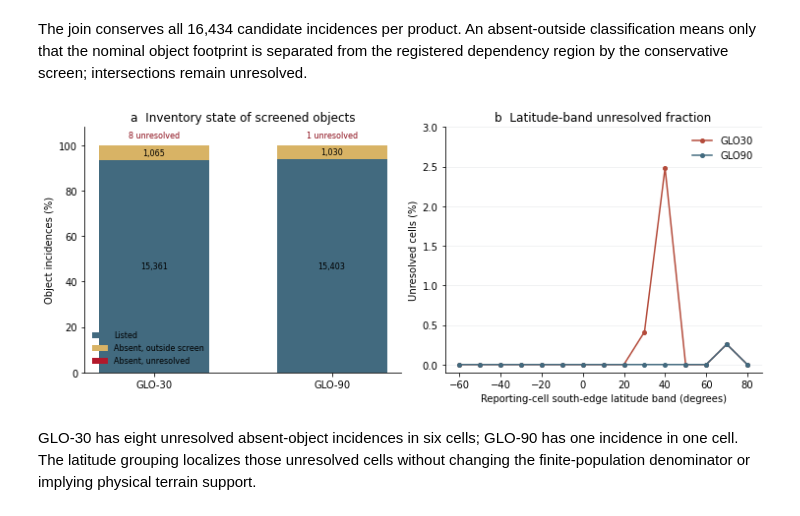
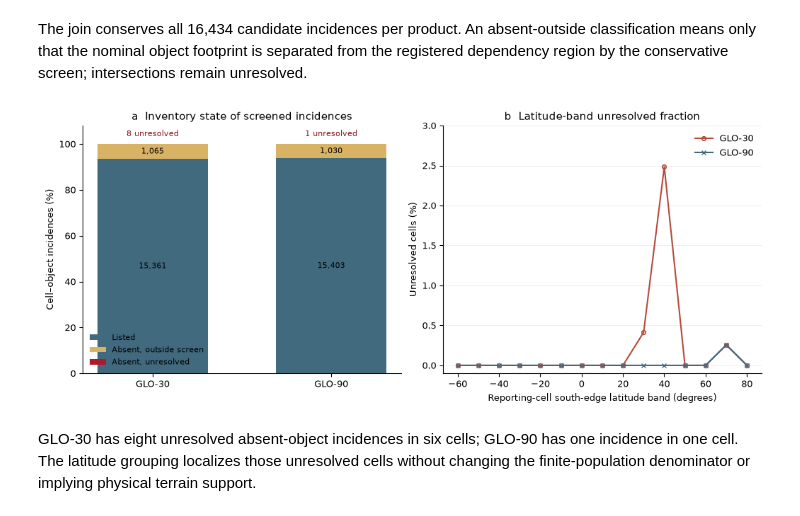
Before and after one commit to bradlipovsky/mass-movements, a Jupyter notebook: notebooks/glacier_proximity_object_relevance.ipynb, the cells around one changed output. Drawn from its saved outputs; the diff is of its cells as text; code cells hidden in the pictures.

```diff
--- a/notebooks/glacier_proximity_object_relevance.ipynb
+++ b/notebooks/glacier_proximity_object_relevance.ipynb
@@ -25,30 +27,30 @@ stats = objects.groupby('instance').state.value_counts().unstack(fill_value=0);
 # %% [markdown]
 The join conserves all 16,434 candidate incidences per product. An absent-outside classification means only that the nominal object footprint is separated from the registered dependency region by the conservative screen; intersections remain unresolved.
 # %%
-colors = {'glo30':'#b44b3b', 'glo90':'#426a7f'}
+styles = {'glo30':{'color':'#b44b3b','marker':'o','markerfacecolor':'none','markeredgewidth':1.2}, 'glo90':{'color':'#426a7f','marker':'x'}}
 states = [('listed','Listed','#426a7f'),('absent_outside_conservative_screen','Absent, outside screen','#d8b365'),('absent_relevance_unresolved','Absent, unresolved','#b2182b')]
 plt.rcParams.update({'font.size':9, 'axes.spines.top':False, 'axes.spines.right':False})
 fig, (ax, bx) = plt.subplots(1, 2, figsize=(10.2,4.2), constrained_layout=True)
 x = np.arange(2); bottom = np.zeros(2)
 for state, label, color in states:
     values = np.array([100*stats.loc[i,state]/stats.loc[i,'population'] for i in ['glo30','glo90']])
     bars = ax.bar(x, values, bottom=bottom, color=color, width=.62, label=label)
     for bar, value, count in zip(bars, values, [stats.loc[i,state] for i in ['glo30','glo90']]):
         if value > 1: ax.text(bar.get_x()+bar.get_width()/2, bar.get_y()+value/2, f'{int(count):,}', ha='center', va='center', fontsize=8)
     bottom += values
 for j, instance in enumerate(['glo30','glo90']):
     ax.annotate(f"{int(stats.loc[instance,'absent_relevance_unresolved'])} unresolved", (j,100), xytext=(0,8), textcoords='offset points', ha='center', fontsize=8, color='#8c0d1a')
-ax.set(xticks=x, xticklabels=['GLO-30','GLO-90'], ylim=(0,108), ylabel='Object incidences (%)', title='a  Inventory state of screened objects')
+ax.set(xticks=x, xticklabels=['GLO-30','GLO-90'], ylim=(0,108), ylabel='Cell–object incidences (%)', title='a  Inventory state of screened incidences')
 ax.legend(frameon=False, loc='lower left', fontsize=8)
 latitude = groups[groups.dimension.eq('latitude')].copy(); latitude['percent'] = 100*latitude.unresolved_cells/latitude.population_cells
 for instance in ['glo30','glo90']:
     q = latitude[latitude.instance.eq(instance)].sort_values('group')
-    bx.plot(q.group, q.percent, marker='o', ms=4, lw=1.5, color=colors[instance], label=instance.upper())
+    bx.plot(q.group, q.percent, ms=4, lw=1.5, label=instance.upper().replace('GLO','GLO-'), **styles[instance])
 bx.set(xlabel='Reporting-cell south-edge latitude band (degrees)', ylabel='Unresolved cells (%)', ylim=(-.1,3), title='b  Latitude-band unresolved fraction')
 bx.grid(axis='y', color='#e4e7e9', linewidth=.5); bx.legend(frameon=False)
 fig.savefig(root/'figures/glacier_proximity_object_relevance.png', dpi=300, bbox_inches='tight'); fig.savefig(root/'figures/glacier_proximity_object_relevance.pdf', bbox_inches='tight')
 plt.show()
 # %% [output]
-[figure, old version]
+[figure, new version]
 # %% [markdown]
 GLO-30 has eight unresolved absent-object incidences in six cells; GLO-90 has one incidence in one cell. The latitude grouping localizes those unresolved cells without changing the finite-population denominator or implying physical terrain support.
```
Also changed, not shown: parts of 2 cells of this notebook, 6 other files.
